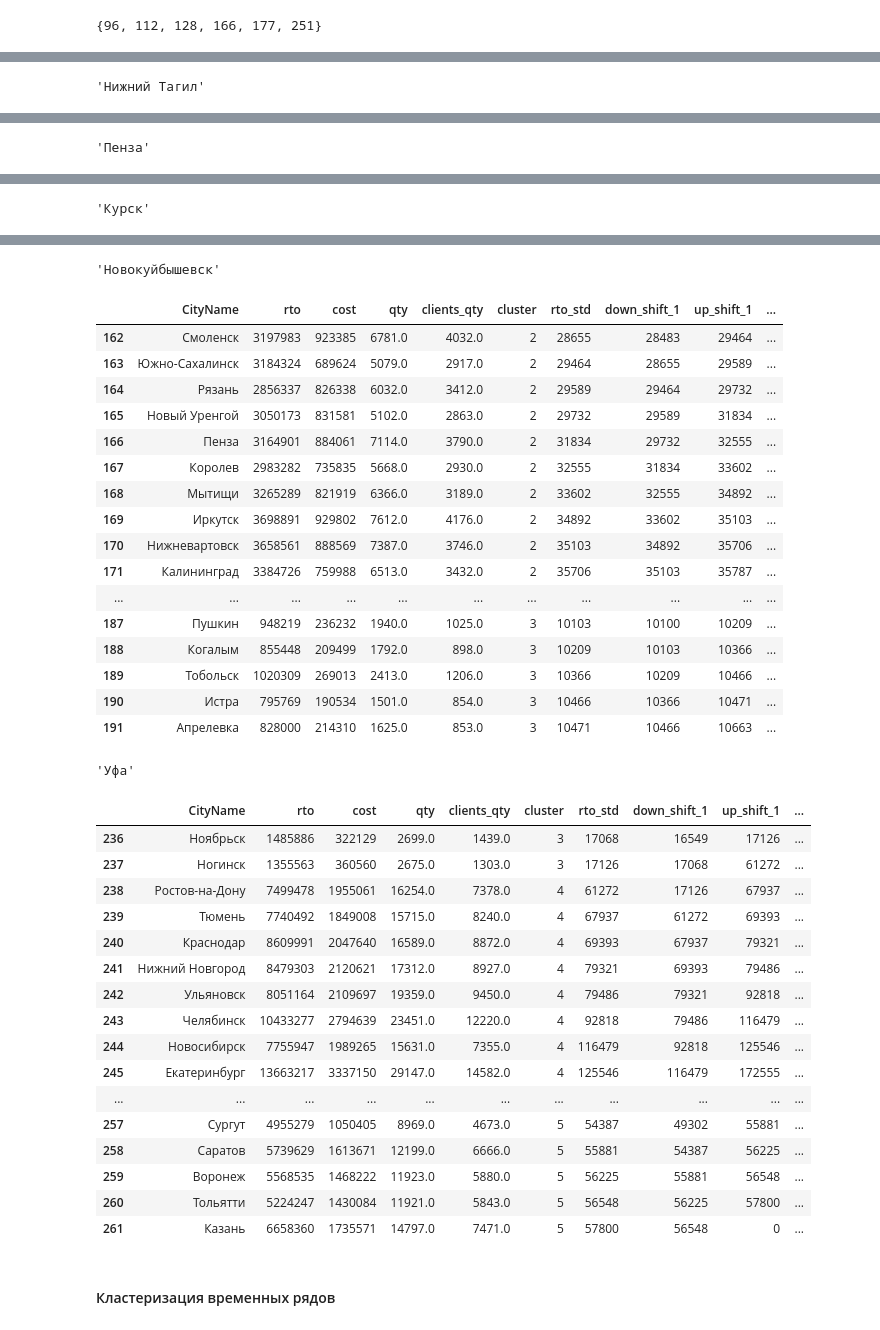
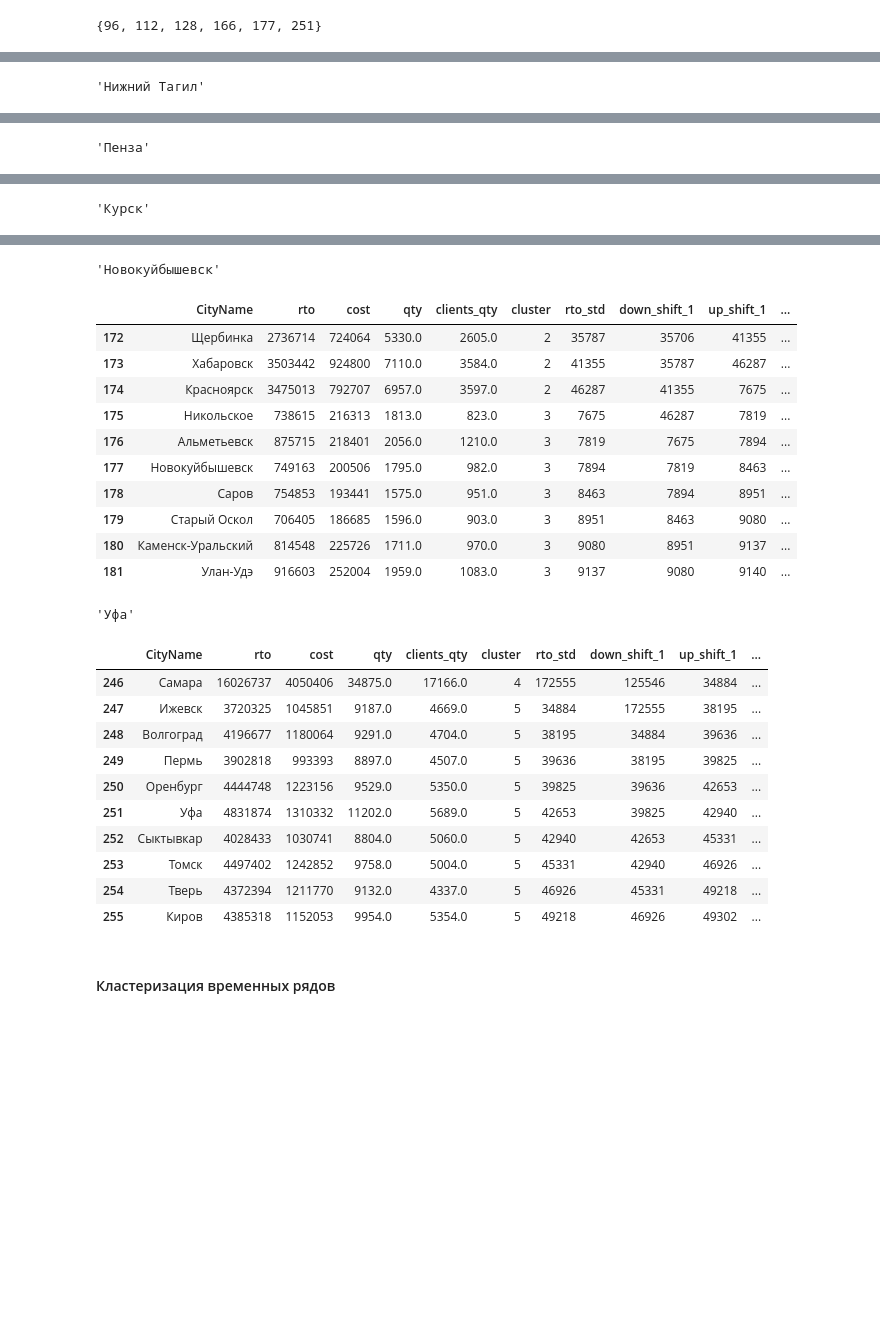
Before and after one commit to repinmihail/TestLab, a Jupyter notebook: development/dev-offline-units-exp.ipynb, the cells around one changed output, grey strips where cells are left out. Cells and saved outputs as stored; diff of their text form; code cells hidden in the pictures; blank space fills up the shorter version.

```diff
--- a/development/dev-offline-units-exp.ipynb
+++ b/development/dev-offline-units-exp.ipynb
@@ -293,7 +282,7 @@ result_ids
 # %%
 for i in test_ids:
     display(pivot.iloc[i, 0])
-    display(pivot.iloc[i-15:i+15, :])
+    display(pivot.iloc[i-5:i+5, :])
 # %% [output]
 'Орск'
 |  | CityName | rto | cost | qty | clients_qty | cluster | rto_std | down_shift_1 | up_shift_1 | ... |
@@ -370,39 +335,27 @@ for i in test_ids:
 'Новокуйбышевск'
 |  | CityName | rto | cost | qty | clients_qty | cluster | rto_std | down_shift_1 | up_shift_1 | ... |
-| 162 | Смоленск | 3197983 | 923385 | 6781.0 | 4032.0 | 2 | 28655 | 28483 | 29464 | ... |
-| 163 | Южно-Сахалинск | 3184324 | 689624 | 5079.0 | 2917.0 | 2 | 29464 | 28655 | 29589 | ... |
-| 164 | Рязань | 2856337 | 826338 | 6032.0 | 3412.0 | 2 | 29589 | 29464 | 29732 | ... |
-| 165 | Новый Уренгой | 3050173 | 831581 | 5102.0 | 2863.0 | 2 | 29732 | 29589 | 31834 | ... |
-| 166 | Пенза | 3164901 | 884061 | 7114.0 | 3790.0 | 2 | 31834 | 29732 | 32555 | ... |
-| 167 | Королев | 2983282 | 735835 | 5668.0 | 2930.0 | 2 | 32555 | 31834 | 33602 | ... |
-| 168 | Мытищи | 3265289 | 821919 | 6366.0 | 3189.0 | 2 | 33602 | 32555 | 34892 | ... |
-| 169 | Иркутск | 3698891 | 929802 | 7612.0 | 4176.0 | 2 | 34892 | 33602 | 35103 | ... |
-| 170 | Нижневартовск | 3658561 | 888569 | 7387.0 | 3746.0 | 2 | 35103 | 34892 | 35706 | ... |
-| 171 | Калининград | 3384726 | 759988 | 6513.0 | 3432.0 | 2 | 35706 | 35103 | 35787 | ... |
-| ... | ... | ... | ... | ... | ... | ... | ... | ... | ... | ... |
-| 187 | Пушкин | 948219 | 236232 | 1940.0 | 1025.0 | 3 | 10103 | 10100 | 10209 | ... |
-| 188 | Когалым | 855448 | 209499 | 1792.0 | 898.0 | 3 | 10209 | 10103 | 10366 | ... |
-| 189 | Тобольск | 1020309 | 269013 | 2413.0 | 1206.0 | 3 | 10366 | 10209 | 10466 | ... |
-| 190 | Истра | 795769 | 190534 | 1501.0 | 854.0 | 3 | 10466 | 10366 | 10471 | ... |
-| 191 | Апрелевка | 828000 | 214310 | 1625.0 | 853.0 | 3 | 10471 | 10466 | 10663 | ... |
+| 172 | Щербинка | 2736714 | 724064 | 5330.0 | 2605.0 | 2 | 35787 | 35706 | 41355 | ... |
+| 173 | Хабаровск | 3503442 | 924800 | 7110.0 | 3584.0 | 2 | 41355 | 35787 | 46287 | ... |
+| 174 | Красноярск | 3475013 | 792707 | 6957.0 | 3597.0 | 2 | 46287 | 41355 | 7675 | ... |
+| 175 | Никольское | 738615 | 216313 | 1813.0 | 823.0 | 3 | 7675 | 46287 | 7819 | ... |
+| 176 | Альметьевск | 875715 | 218401 | 2056.0 | 1210.0 | 3 | 7819 | 7675 | 7894 | ... |
+| 177 | Новокуйбышевск | 749163 | 200506 | 1795.0 | 982.0 | 3 | 7894 | 7819 | 8463 | ... |
+| 178 | Саров | 754853 | 193441 | 1575.0 | 951.0 | 3 | 8463 | 7894 | 8951 | ... |
+| 179 | Старый Оскол | 706405 | 186685 | 1596.0 | 903.0 | 3 | 8951 | 8463 | 9080 | ... |
+| 180 | Каменск-Уральский | 814548 | 225726 | 1711.0 | 970.0 | 3 | 9080 | 8951 | 9137 | ... |
+| 181 | Улан-Удэ | 916603 | 252004 | 1959.0 | 1083.0 | 3 | 9137 | 9080 | 9140 | ... |
 'Уфа'
 |  | CityName | rto | cost | qty | clients_qty | cluster | rto_std | down_shift_1 | up_shift_1 | ... |
-| 236 | Ноябрьск | 1485886 | 322129 | 2699.0 | 1439.0 | 3 | 17068 | 16549 | 17126 | ... |
-| 237 | Ногинск | 1355563 | 360560 | 2675.0 | 1303.0 | 3 | 17126 | 17068 | 61272 | ... |
-| 238 | Ростов-на-Дону | 7499478 | 1955061 | 16254.0 | 7378.0 | 4 | 61272 | 17126 | 67937 | ... |
-| 239 | Тюмень | 7740492 | 1849008 | 15715.0 | 8240.0 | 4 | 67937 | 61272 | 69393 | ... |
-| 240 | Краснодар | 8609991 | 2047640 | 16589.0 | 8872.0 | 4 | 69393 | 67937 | 79321 | ... |
-| 241 | Нижний Новгород | 8479303 | 2120621 | 17312.0 | 8927.0 | 4 | 79321 | 69393 | 79486 | ... |
-| 242 | Ульяновск | 8051164 | 2109697 | 19359.0 | 9450.0 | 4 | 79486 | 79321 | 92818 | ... |
-| 243 | Челябинск | 10433277 | 2794639 | 23451.0 | 12220.0 | 4 | 92818 | 79486 | 116479 | ... |
-| 244 | Новосибирск | 7755947 | 1989265 | 15631.0 | 7355.0 | 4 | 116479 | 92818 | 125546 | ... |
-| 245 | Екатеринбург | 13663217 | 3337150 | 29147.0 | 14582.0 | 4 | 125546 | 116479 | 172555 | ... |
-| ... | ... | ... | ... | ... | ... | ... | ... | ... | ... | ... |
-| 257 | Сургут | 4955279 | 1050405 | 8969.0 | 4673.0 | 5 | 54387 | 49302 | 55881 | ... |
-| 258 | Саратов | 5739629 | 1613671 | 12199.0 | 6666.0 | 5 | 55881 | 54387 | 56225 | ... |
-| 259 | Воронеж | 5568535 | 1468222 | 11923.0 | 5880.0 | 5 | 56225 | 55881 | 56548 | ... |
-| 260 | Тольятти | 5224247 | 1430084 | 11921.0 | 5843.0 | 5 | 56548 | 56225 | 57800 | ... |
-| 261 | Казань | 6658360 | 1735571 | 14797.0 | 7471.0 | 5 | 57800 | 56548 | 0 | ... |
+| 246 | Самара | 16026737 | 4050406 | 34875.0 | 17166.0 | 4 | 172555 | 125546 | 34884 | ... |
+| 247 | Ижевск | 3720325 | 1045851 | 9187.0 | 4669.0 | 5 | 34884 | 172555 | 38195 | ... |
+| 248 | Волгоград | 4196677 | 1180064 | 9291.0 | 4704.0 | 5 | 38195 | 34884 | 39636 | ... |
+| 249 | Пермь | 3902818 | 993393 | 8897.0 | 4507.0 | 5 | 39636 | 38195 | 39825 | ... |
+| 250 | Оренбург | 4444748 | 1223156 | 9529.0 | 5350.0 | 5 | 39825 | 39636 | 42653 | ... |
+| 251 | Уфа | 4831874 | 1310332 | 11202.0 | 5689.0 | 5 | 42653 | 39825 | 42940 | ... |
+| 252 | Сыктывкар | 4028433 | 1030741 | 8804.0 | 5060.0 | 5 | 42940 | 42653 | 45331 | ... |
+| 253 | Томск | 4497402 | 1242852 | 9758.0 | 5004.0 | 5 | 45331 | 42940 | 46926 | ... |
+| 254 | Тверь | 4372394 | 1211770 | 9132.0 | 4337.0 | 5 | 46926 | 45331 | 49218 | ... |
+| 255 | Киров | 4385318 | 1152053 | 9954.0 | 5354.0 | 5 | 49218 | 46926 | 49302 | ... |
 # %% [markdown]
 #### Кластеризация временных рядов
 # %% [markdown]
```
Also changed, not shown: parts of 48 cells of this notebook.
